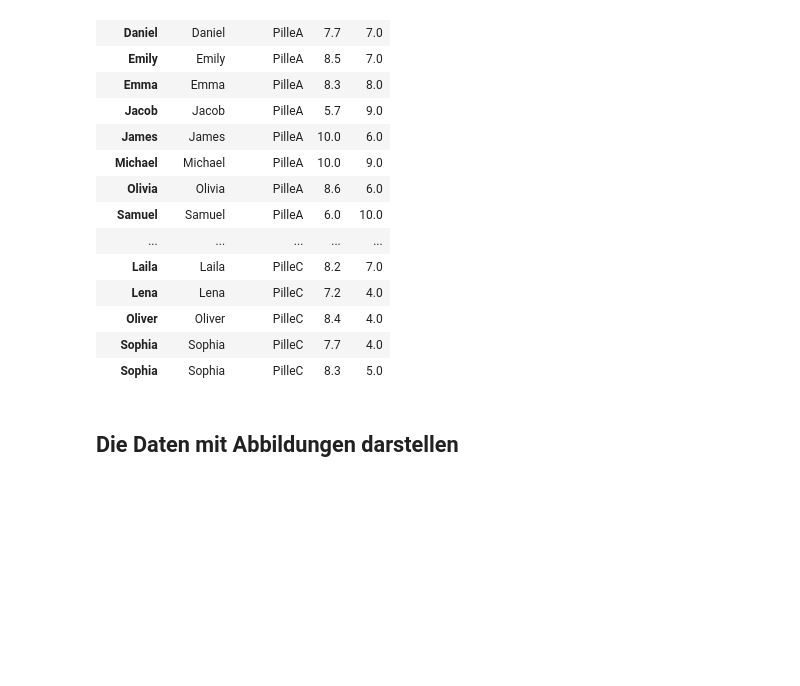
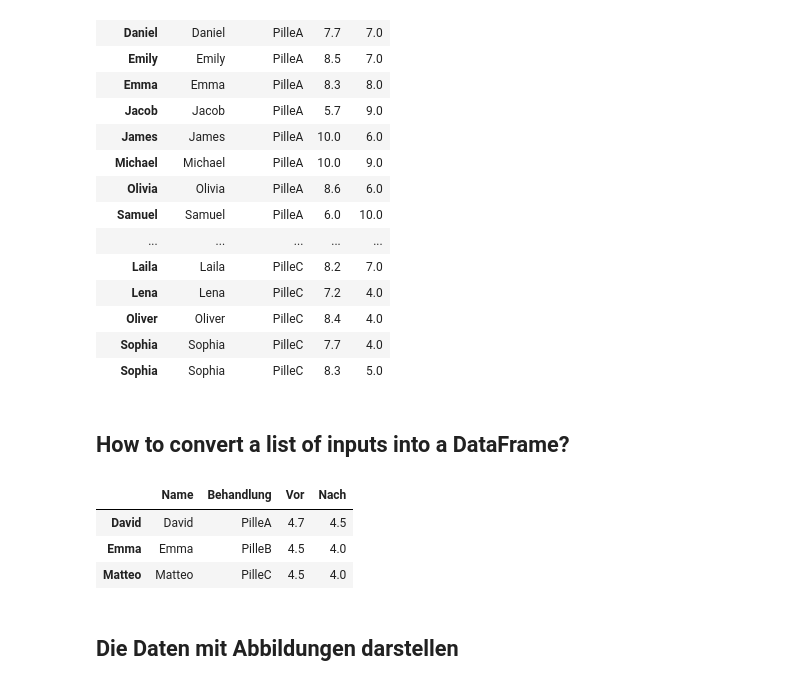
Before and after one commit to julianesiebourg/2023-11-Zukunftstag-2023, a Jupyter notebook: 2023-11-Zukunftstag-design.ipynb, the cells around one changed output. Cells and saved outputs as stored; diff of their text form; code cells hidden in the pictures; blank space fills up the shorter version.

```diff
--- a/2023-11-Zukunftstag-design.ipynb
+++ b/2023-11-Zukunftstag-design.ipynb
@@ -106,6 +106,21 @@ trial_data.sort_values(by=["Behandlung", "Name"])
 | Oliver | Oliver | PilleC | 8.4 | 4.0 |
 | Sophia | Sophia | PilleC | 7.7 | 4.0 |
 | Sophia | Sophia | PilleC | 8.3 | 5.0 |
+# %% [markdown]
+## How to convert a list of inputs into a DataFrame?
+# %%
+person1 = ['David', 'PilleA', 4.7, 4.5]
+person2 = ['Emma', 'PilleB', 4.5, 4]
+person3 = ['Matteo', 'PilleC', 4.5, 4]
+person_df = pd.DataFrame([person1, person2, person3],
+            columns=['Name', 'Behandlung', 'Vor', 'Nach'])
+person_df.index = person_df["Name"].tolist()
+person_df
+# %% [output]
+|  | Name | Behandlung | Vor | Nach |
+| David | David | PilleA | 4.7 | 4.5 |
+| Emma | Emma | PilleB | 4.5 | 4.0 |
+| Matteo | Matteo | PilleC | 4.5 | 4.0 |
 # %% [markdown]
 ## Die Daten mit Abbildungen darstellen
 # %%
```
Also changed, not shown: parts of 6 cells of this notebook.
